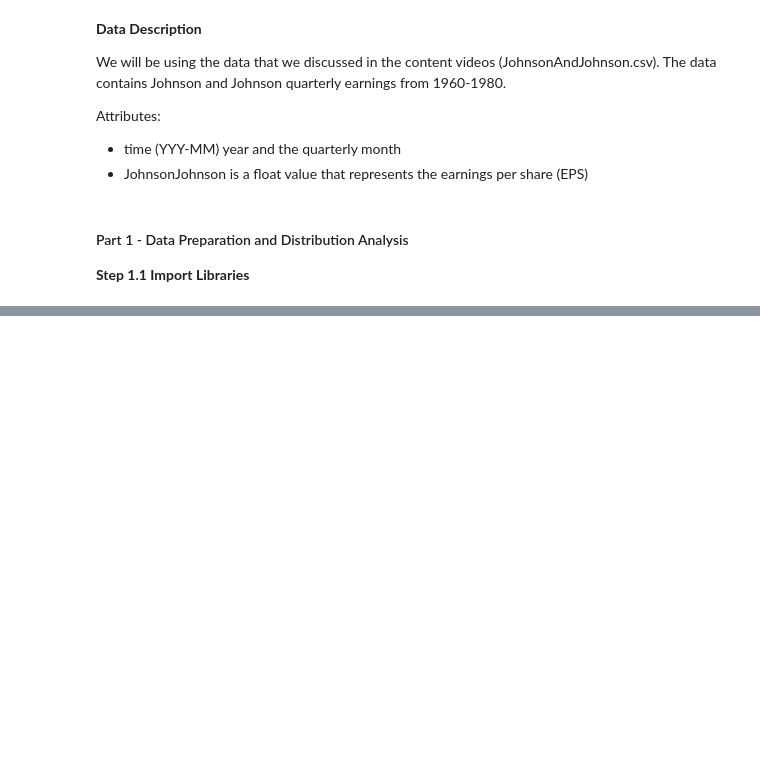
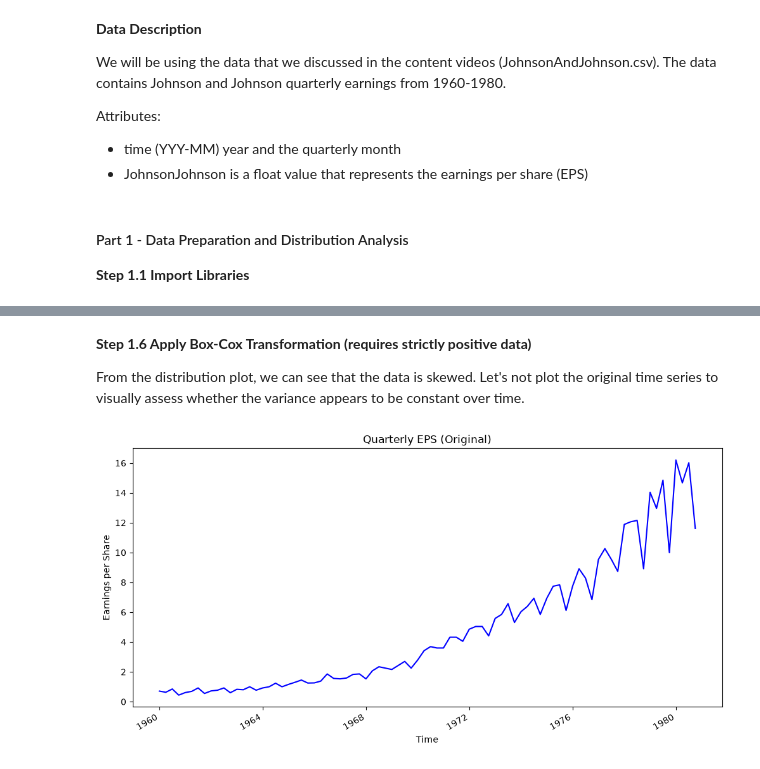
Before and after one commit to michaelhudson2205/INFO3022_Practicals, a Jupyter notebook: P3_1_Data_Processing.ipynb, the cells around one changed output, grey strips where cells are left out. Saved outputs shown, nothing was run; the diff lists cells and outputs as text; code cells hidden in the pictures; blank space fills up the shorter version.

Commit message:
Finished Step 1.6 (H).

```diff
--- a/P3_1_Data_Processing.ipynb
+++ b/P3_1_Data_Processing.ipynb
@@ -33,0 +152,13 @@ from matplotlib.ticker import StrMethodFormatter
+# %% [markdown]
+**Step 1.6 Apply Box-Cox Transformation (requires strictly positive data)**
+
+From the distribution plot, we can see that the data is skewed. Let's not plot the original time series to visually assess whether the variance appears to be constant over time.
+# %%
+# Visualise Original Time Series
+
+df["JohnsonJohnson"].plot(figsize=(12, 6), title="Quarterly EPS (Original)", color='blue')
+plt.xlabel("Time")
+plt.ylabel("Earnings per Share")
+plt.show()
+# %% [output]
+[figure, added]
```
Also changed, not shown: parts of 19 cells of this notebook.
